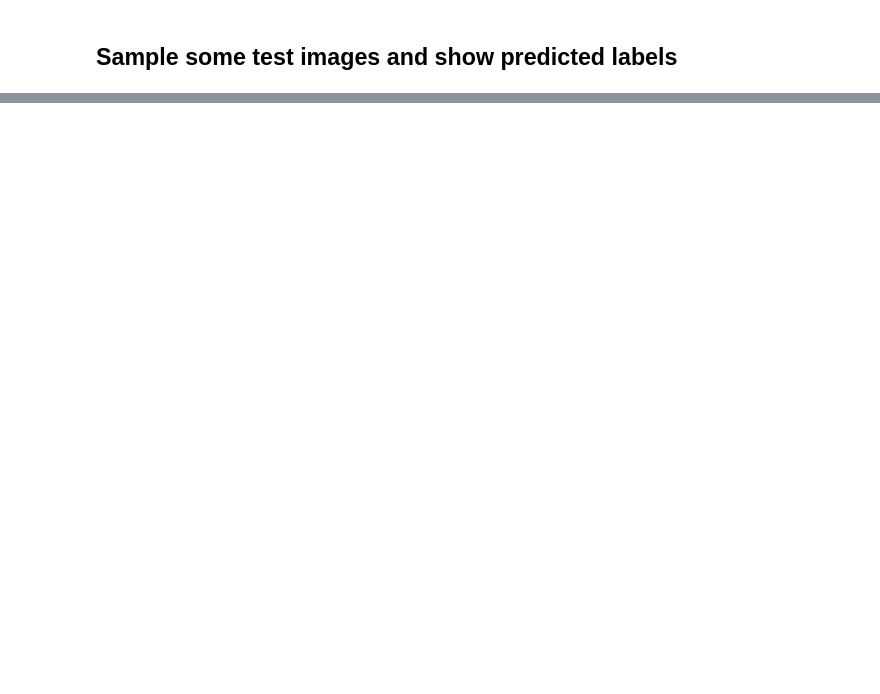
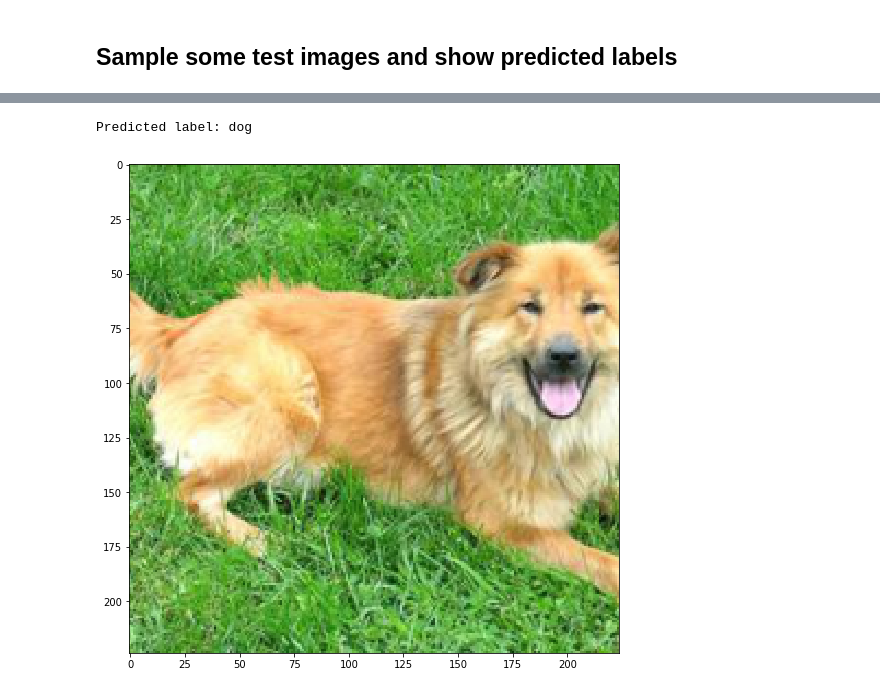
Before and after one commit to James-Leslie/pytorch-learning, a Jupyter notebook: 3_cat_dog_loading_and_inference.ipynb, the cells around one changed output, grey strips where cells are left out. Drawn from its saved outputs; the diff is of its cells as text; code cells hidden in the pictures; blank space fills up the shorter version.

Commit message:
single image prediction

```diff
--- a/3_cat_dog_loading_and_inference.ipynb
+++ b/3_cat_dog_loading_and_inference.ipynb
@@ -91,0 +94,17 @@ for num, sample in enumerate(samples[:24]):
+# %%
+img_path = 'dogs-vs-cats/test/4.jpg'
+
+im = Image.open(img_path)
+im = test_transforms(im).unsqueeze(0)  # reshape batch size = 1
+imshow(im)
+
+im = im.to(device)
+
+model.eval()
+output = model(im)
+pred = torch.argmax(output, dim=1)
+
+print('Predicted label:', ad[pred.item()])
+# %% [output]
+Predicted label: dog
+[figure, added]
```
Also changed, not shown: parts of 5 cells of this notebook.
